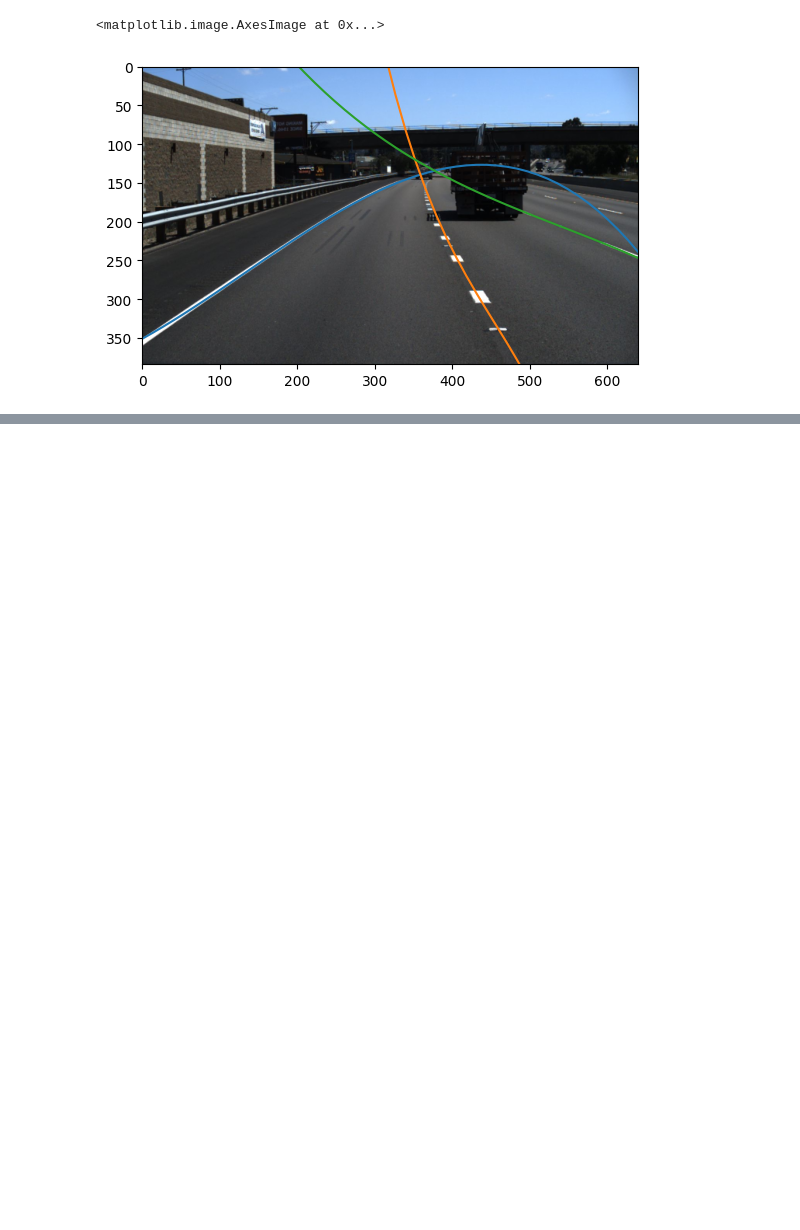
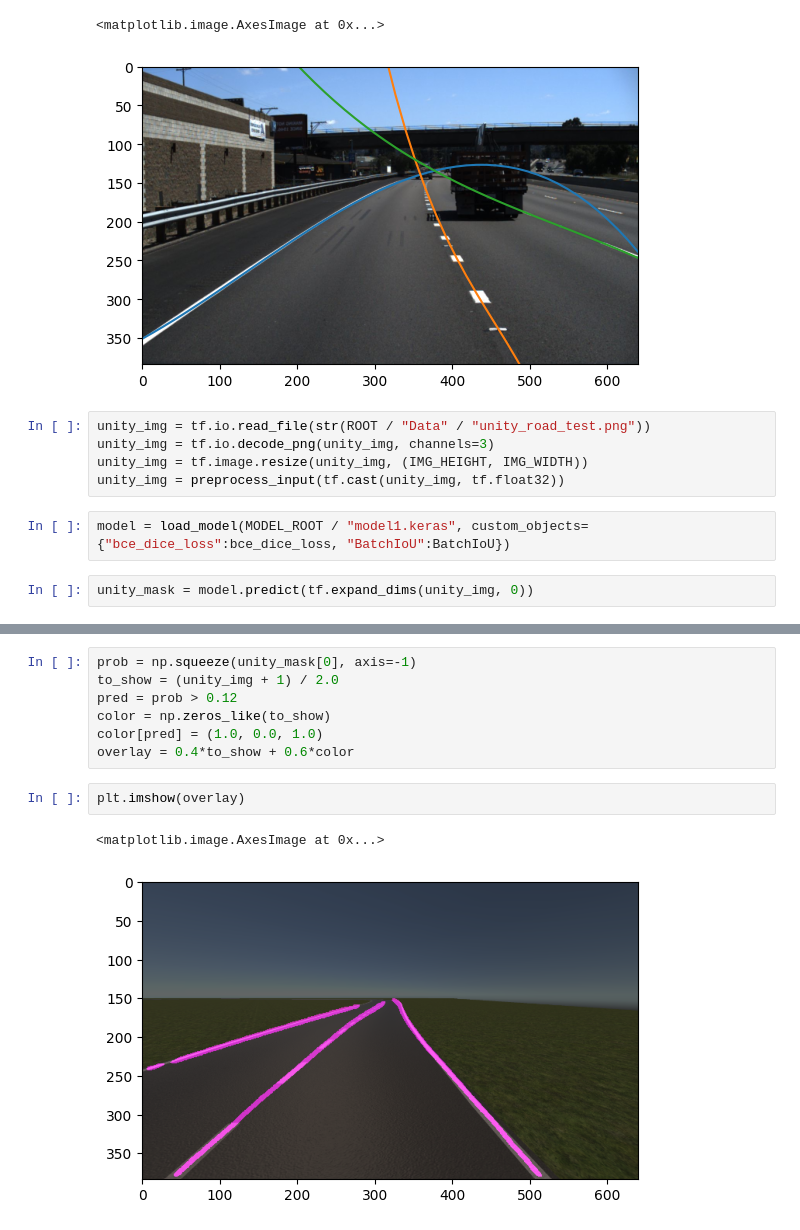
Before and after one commit to bencurley523/LaneDetection, a Jupyter notebook: Notebooks/cnn_lane_det.ipynb, the cells around one changed output, grey strips where cells are left out. Drawn from its saved outputs; the diff is of its cells as text; blank space fills up the shorter version.

```diff
--- a/Notebooks/cnn_lane_det.ipynb
+++ b/Notebooks/cnn_lane_det.ipynb
@@ -414,3 +414,12 @@ plt.imshow(to_show)
 # %% [output]
 <matplotlib.image.AxesImage at 0x...>
 [figure]
+# %%
+unity_img = tf.io.read_file(str(ROOT / "Data" / "unity_road_test.png"))
+unity_img = tf.io.decode_png(unity_img, channels=3)
+unity_img = tf.image.resize(unity_img, (IMG_HEIGHT, IMG_WIDTH))
+unity_img = preprocess_input(tf.cast(unity_img, tf.float32))
+# %%
+model = load_model(MODEL_ROOT / "model1.keras", custom_objects={"bce_dice_loss":bce_dice_loss, "BatchIoU":BatchIoU})
+# %%
+unity_mask = model.predict(tf.expand_dims(unity_img, 0))
@@ -416,0 +428,12 @@ plt.imshow(to_show)
+# %%
+prob = np.squeeze(unity_mask[0], axis=-1)
+to_show = (unity_img + 1) / 2.0
+pred = prob > 0.12
+color = np.zeros_like(to_show)
+color[pred] = (1.0, 0.0, 1.0)
+overlay = 0.4*to_show + 0.6*color
+# %%
+plt.imshow(overlay)
+# %% [output]
+<matplotlib.image.AxesImage at 0x...>
+[figure, added]
```
Also changed, not shown: parts of 8 cells of this notebook, 1 other file.
